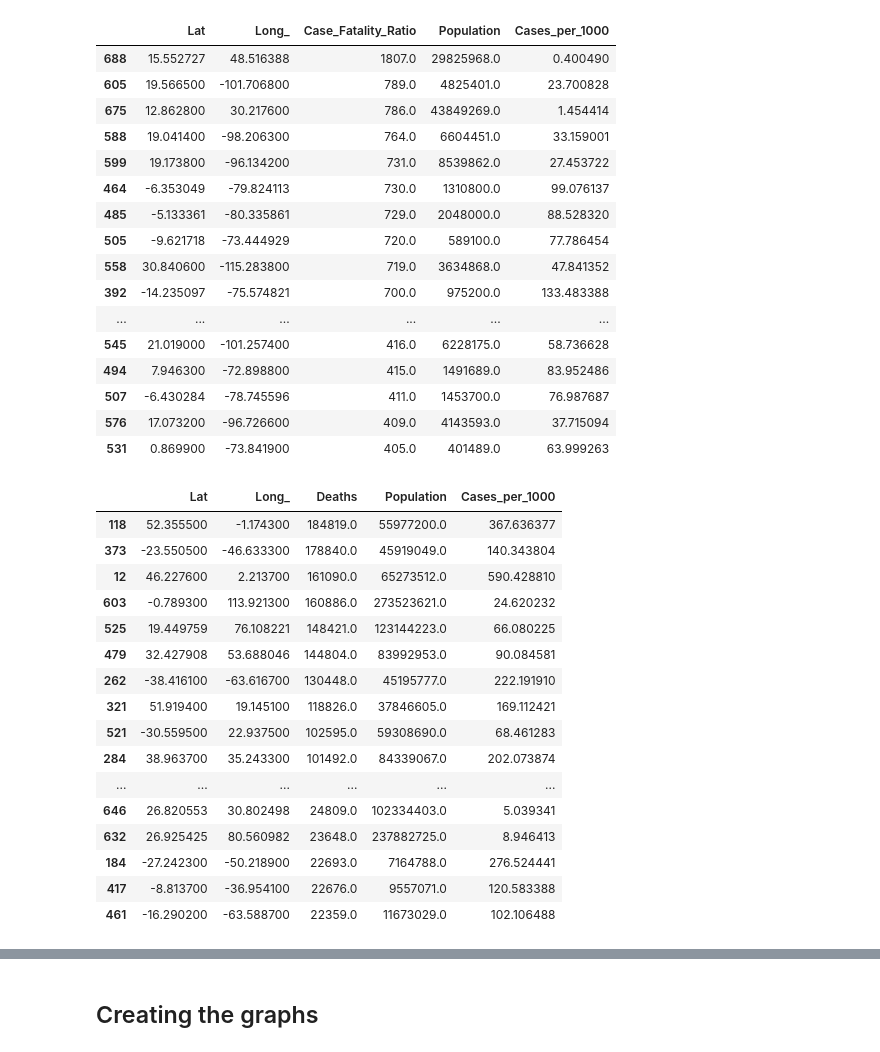
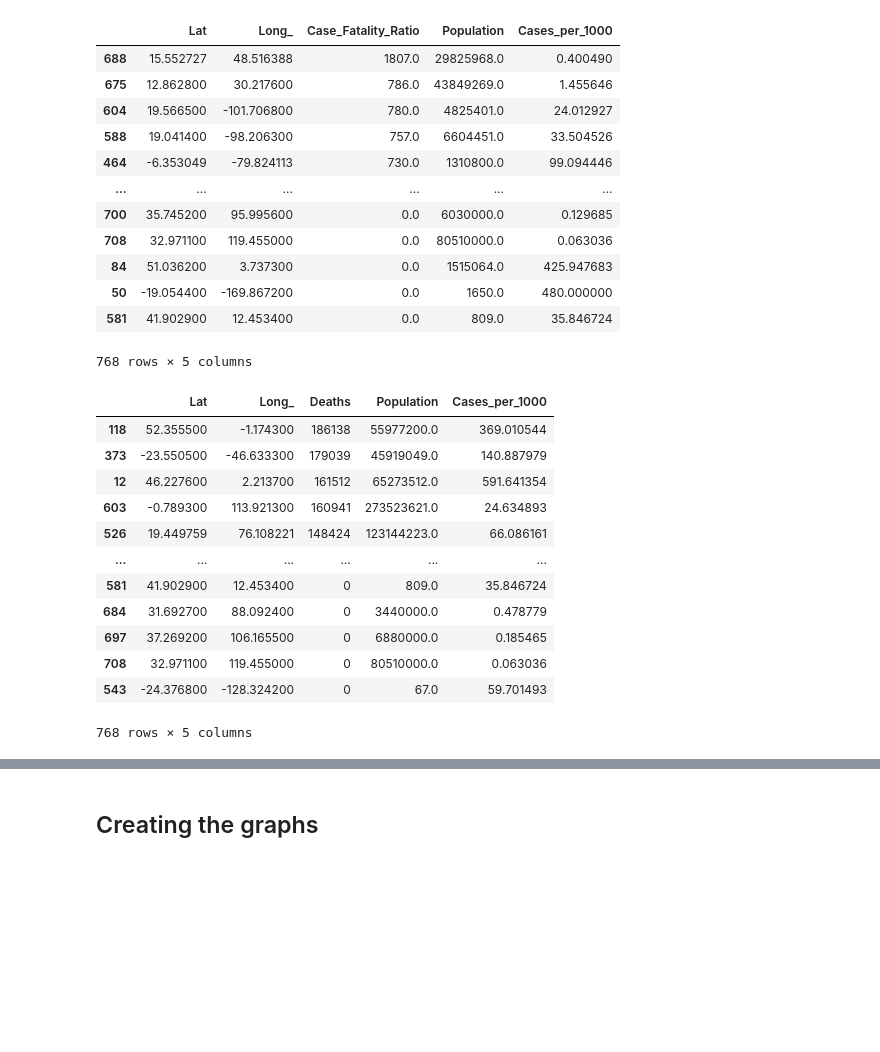
Before and after one commit to shawn0103/covid19-map-visualizer, a Jupyter notebook: JuypterNotebook/GeoJSONCreator.ipynb, the cells around one changed output, grey strips where cells are left out. Drawn from its saved outputs; the diff is of its cells as text; code cells hidden in the pictures; blank space fills up the shorter version.

```diff
--- a/JuypterNotebook/GeoJSONCreator.ipynb
+++ b/JuypterNotebook/GeoJSONCreator.ipynb
@@ -23,4 +23,4 @@ import matplotlib.pyplot as plt
 import json
 from pathlib import Path
 # %%
-data = pd.read_csv("02-19-2023.csv")
+data = pd.read_csv("03-09-2023.csv")
@@ -225,72 +295,44 @@ Case_Fatality_Ratio      82.0
 Name: 0.75, dtype: float64
-# %%
-#data struct to store states
-# for every state in us_data:
-# get average of Case_Fatality_Ratio, median of lat and long, country
-# insert row into data
-
-states =  us_data.Province_State.values.tolist()
-states = list(dict.fromkeys(states))
-
-for state in states:
-    tempDf = us_data.loc[us_data['Province_State']==state]
-    stateDf = tempDf.groupby('Province_State', as_index=False).Case_Fatality_Ratio.mean()
-    lat = tempDf.groupby('Province_State', as_index=False).Lat.median().iloc[0]['Lat']
-    long = tempDf.groupby('Province_State', as_index=False).Long_.median().iloc[0]['Long_']
-  #  country = "US"
-    stateDf["Lat"] = lat
-    stateDf["Long_"] = long
-   # stateDf["Country_Region"] = country
-    stateDf
-    data = data.append(stateDf, ignore_index=True)
 # %%
 clean_data_case_fatality = data.drop(['FIPS', 'Admin2','Province_State','Country_Region','Last_Update','Incident_Rate','Recovered','Active','Combined_Key','Deaths','Confirmed'], axis=1)
 clean_data_case_fatality = clean_data_case_fatality.dropna()
 clean_data_case_fatality.loc[~(clean_data_case_fatality==0.0).all(axis=1)]
 clean_data_case_fatality = clean_data_case_fatality.sort_values(by='Case_Fatality_Ratio', ascending=False)
-clean_data_case_fatality.head(50)
+clean_data_case_fatality
 # %% [output]
 |  | Lat | Long_ | Case_Fatality_Ratio | Population | Cases_per_1000 |
 | 688 | 15.552727 | 48.516388 | 1807.0 | 29825968.0 | 0.400490 |
-| 605 | 19.566500 | -101.706800 | 789.0 | 4825401.0 | 23.700828 |
-| 675 | 12.862800 | 30.217600 | 786.0 | 43849269.0 | 1.454414 |
-| 588 | 19.041400 | -98.206300 | 764.0 | 6604451.0 | 33.159001 |
-| 599 | 19.173800 | -96.134200 | 731.0 | 8539862.0 | 27.453722 |
-| 464 | -6.353049 | -79.824113 | 730.0 | 1310800.0 | 99.076137 |
-| 485 | -5.133361 | -80.335861 | 729.0 | 2048000.0 | 88.528320 |
-| 505 | -9.621718 | -73.444929 | 720.0 | 589100.0 | 77.786454 |
-| 558 | 30.840600 | -115.283800 | 719.0 | 3634868.0 | 47.841352 |
-| 392 | -14.235097 | -75.574821 | 700.0 | 975200.0 | 133.483388 |
+| 675 | 12.862800 | 30.217600 | 786.0 | 43849269.0 | 1.455646 |
+| 604 | 19.566500 | -101.706800 | 780.0 | 4825401.0 | 24.012927 |
+| 588 | 19.041400 | -98.206300 | 757.0 | 6604451.0 | 33.504526 |
+| 464 | -6.353049 | -79.824113 | 730.0 | 1310800.0 | 99.094446 |
 | ... | ... | ... | ... | ... | ... |
-| 545 | 21.019000 | -101.257400 | 416.0 | 6228175.0 | 58.736628 |
-| 494 | 7.946300 | -72.898800 | 415.0 | 1491689.0 | 83.952486 |
-| 507 | -6.430284 | -78.745596 | 411.0 | 1453700.0 | 76.987687 |
-| 576 | 17.073200 | -96.726600 | 409.0 | 4143593.0 | 37.715094 |
-| 531 | 0.869900 | -73.841900 | 405.0 | 401489.0 | 63.999263 |
+| 700 | 35.745200 | 95.995600 | 0.0 | 6030000.0 | 0.129685 |
+| 708 | 32.971100 | 119.455000 | 0.0 | 80510000.0 | 0.063036 |
+| 84 | 51.036200 | 3.737300 | 0.0 | 1515064.0 | 425.947683 |
+| 50 | -19.054400 | -169.867200 | 0.0 | 1650.0 | 480.000000 |
+| 581 | 41.902900 | 12.453400 | 0.0 | 809.0 | 35.846724 |
+768 rows × 5 columns
 # %%
 clean_data_deaths = data.drop(['FIPS', 'Admin2','Province_State','Country_Region','Last_Update','Incident_Rate','Recovered','Active','Combined_Key','Case_Fatality_Ratio','Confirmed'], axis=1)
 clean_data_deaths = clean_data_deaths.dropna()
 clean_data_deaths.loc[~(clean_data_deaths==0.0).all(axis=1)]
 clean_data_deaths = clean_data_deaths.sort_values(by='Deaths', ascending=False)
-clean_data_deaths.head(50)
+clean_data_deaths
 # %% [output]
 |  | Lat | Long_ | Deaths | Population | Cases_per_1000 |
-| 118 | 52.355500 | -1.174300 | 184819.0 | 55977200.0 | 367.636377 |
-| 373 | -23.550500 | -46.633300 | 178840.0 | 45919049.0 | 140.343804 |
-| 12 | 46.227600 | 2.213700 | 161090.0 | 65273512.0 | 590.428810 |
-| 603 | -0.789300 | 113.921300 | 160886.0 | 273523621.0 | 24.620232 |
-| 525 | 19.449759 | 76.108221 | 148421.0 | 123144223.0 | 66.080225 |
-| 479 | 32.427908 | 53.688046 | 144804.0 | 83992953.0 | 90.084581 |
-| 262 | -38.416100 | -63.616700 | 130448.0 | 45195777.0 | 222.191910 |
-| 321 | 51.919400 | 19.145100 | 118826.0 | 37846605.0 | 169.112421 |
-| 521 | -30.559500 | 22.937500 | 102595.0 | 59308690.0 | 68.461283 |
-| 284 | 38.963700 | 35.243300 | 101492.0 | 84339067.0 | 202.073874 |
+| 118 | 52.355500 | -1.174300 | 186138 | 55977200.0 | 369.010544 |
+| 373 | -23.550500 | -46.633300 | 179039 | 45919049.0 | 140.887979 |
+| 12 | 46.227600 | 2.213700 | 161512 | 65273512.0 | 591.641354 |
+| 603 | -0.789300 | 113.921300 | 160941 | 273523621.0 | 24.634893 |
+| 526 | 19.449759 | 76.108221 | 148424 | 123144223.0 | 66.086161 |
 | ... | ... | ... | ... | ... | ... |
-| 646 | 26.820553 | 30.802498 | 24809.0 | 102334403.0 | 5.039341 |
-| 632 | 26.925425 | 80.560982 | 23648.0 | 237882725.0 | 8.946413 |
-| 184 | -27.242300 | -50.218900 | 22693.0 | 7164788.0 | 276.524441 |
-| 417 | -8.813700 | -36.954100 | 22676.0 | 9557071.0 | 120.583388 |
-| 461 | -16.290200 | -63.588700 | 22359.0 | 11673029.0 | 102.106488 |
+| 581 | 41.902900 | 12.453400 | 0 | 809.0 | 35.846724 |
+| 684 | 31.692700 | 88.092400 | 0 | 3440000.0 | 0.478779 |
+| 697 | 37.269200 | 106.165500 | 0 | 6880000.0 | 0.185465 |
+| 708 | 32.971100 | 119.455000 | 0 | 80510000.0 | 0.063036 |
+| 543 | -24.376800 | -128.324200 | 0 | 67.0 | 59.701493 |
+768 rows × 5 columns
 # %%
 clean_data_cases_per_1000 = clean_data_deaths.drop(['Deaths','Population'], axis=1)
 clean_data_cases_per_1000
```
Also changed, not shown: parts of 32 cells of this notebook, 6 other files.
